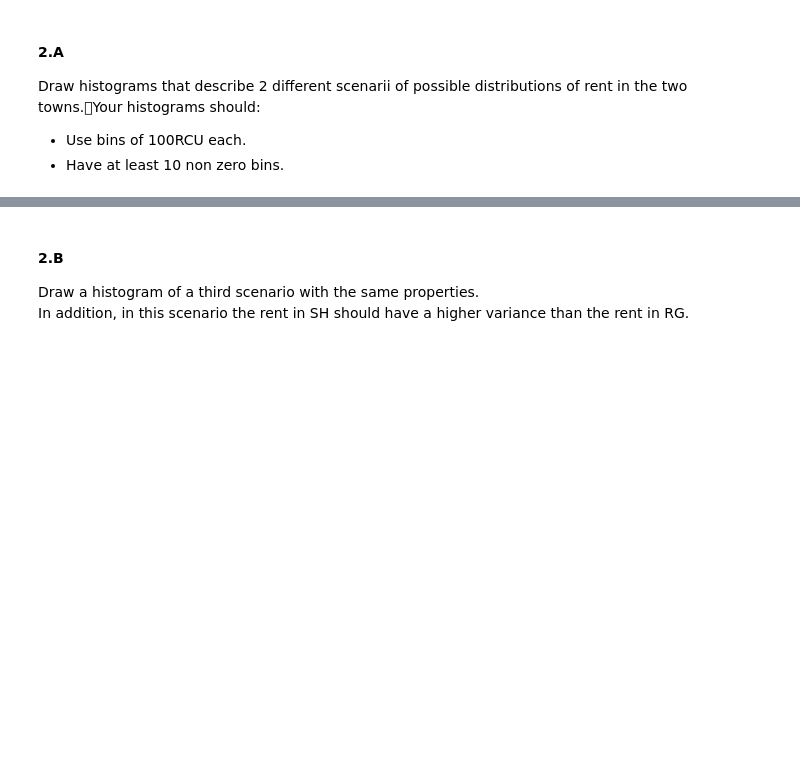
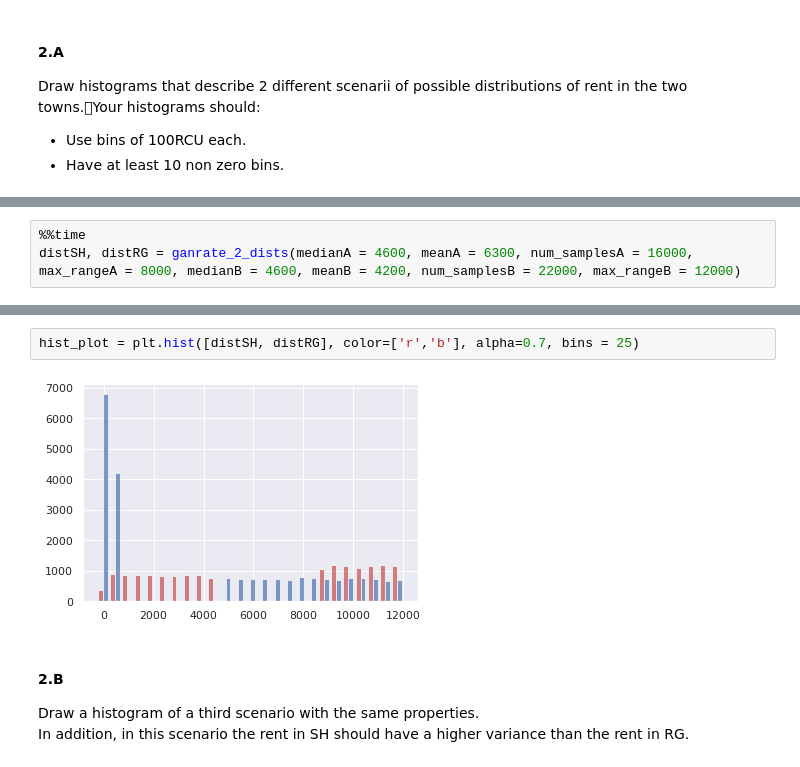
Before and after one commit to ronigold/Statistics_HW, a Jupyter notebook: HW1.ipynb, the cells around one changed output, grey strips where cells are left out. Drawn from its saved outputs; the diff is of its cells as text; blank space fills up the shorter version.

```diff
--- a/HW1.ipynb
+++ b/HW1.ipynb
@@ -110,0 +160,3 @@ Draw histograms that describe 2 different scenarii of possible distributions of
+# %%
+%%time
+distSH, distRG = ganrate_2_dists(medianA = 4600, meanA = 6300, num_samplesA = 16000, max_rangeA = 8000, medianB = 4600, meanB = 4200, num_samplesB = 22000, max_rangeB = 12000)
@@ -111,3 +182,7 @@ Draw histograms that describe 2 different scenarii of possible distributions of
+# %%
+hist_plot = plt.hist([distSH, distRG], color=['r','b'], alpha=0.7, bins = 25)
+# %% [output]
+[figure, added]
 # %% [markdown]
 #### 2.B
 Draw a histogram of a third scenario with the same properties. <br>
```
Also changed, not shown: parts of 15 cells of this notebook.
